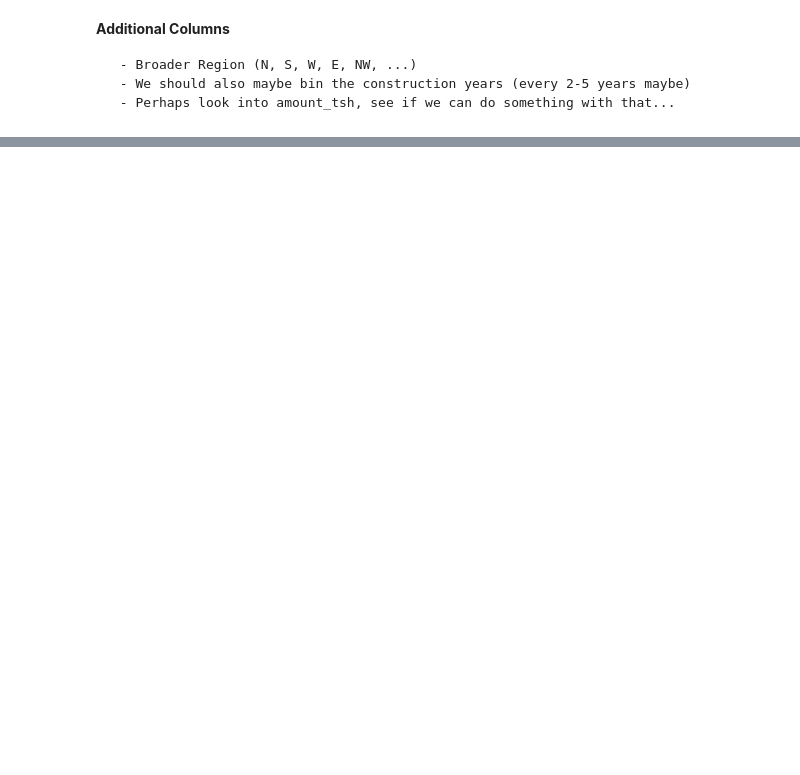
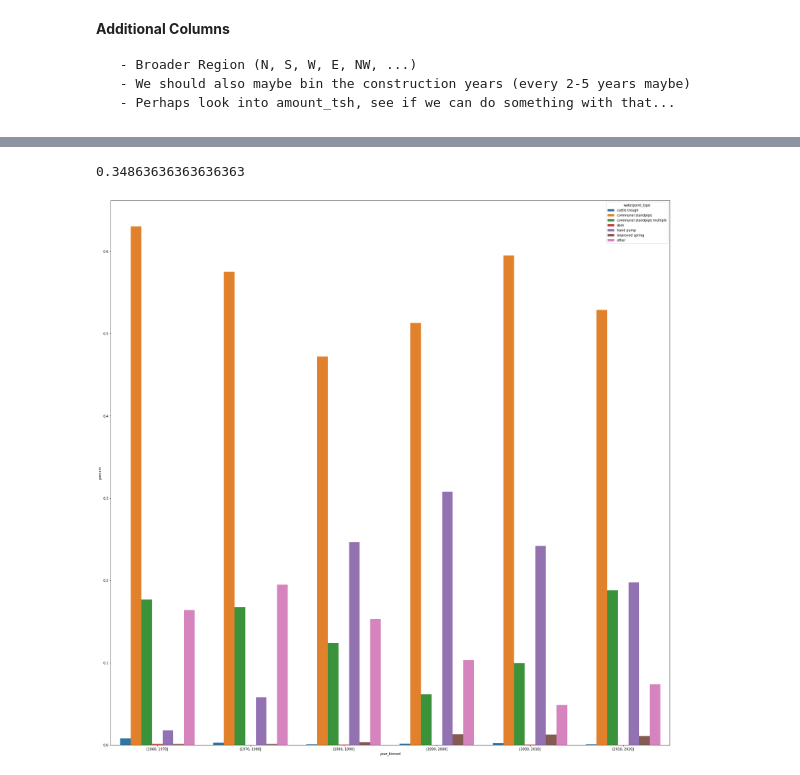
Before and after one commit to JasonErwin/dma-project, a Jupyter notebook: testing-notebooks/EDA.ipynb, the cells around one changed output, grey strips where cells are left out. Drawn from its saved outputs; the diff is of its cells as text; code cells hidden in the pictures; blank space fills up the shorter version.

```diff
--- a/testing-notebooks/EDA.ipynb
+++ b/testing-notebooks/EDA.ipynb
@@ -4,8 +4,8 @@ import numpy as np
 import seaborn as sns
 import matplotlib.pyplot as plt
 # %%
-df = pd.read_csv('./datasets/train_features_water.csv')
-df_labels = pd.read_csv('./datasets/train_labels_water.csv')
+df = pd.read_csv('../datasets/train_features_water.csv')
+df_labels = pd.read_csv('../datasets/train_labels_water.csv')
 # %% [markdown]
 ## Explore the data
 
@@ -76,0 +114,23 @@ array([False, True, nan], dtype=object)
+# %%
+# percent of data that has construction year 0
+
+df.loc[df['construction_year'] == 0].shape[0] / df['construction_year'].shape[0]
+# %% [output]
+0.34863636363636363
+# %%
+# let's just drop the 0s for now
+
+df_test = df.copy()
+df_test = df_test[df_test['construction_year'] != 0]
+
+bins = [1960, 1970, 1980, 1990, 2000, 2010, 2020]
+df_test['year_binned'] = pd.cut(df['construction_year'], bins)
+
+df_gby = df_test.groupby(['year_binned', 'waterpoint_type']).agg('size').reset_index(name='counts')
+df_gby['percent'] = df_gby.groupby('year_binned')['counts'].transform(lambda x: x/sum(x))
+
+fig, axs = plt.subplots(figsize=(30, 30))
+sns.barplot(data=df_gby, x="year_binned", y='percent', hue='waterpoint_type')
+plt.show()
+# %% [output]
+[figure, added]
```
Also changed, not shown: parts of 17 cells of this notebook.
